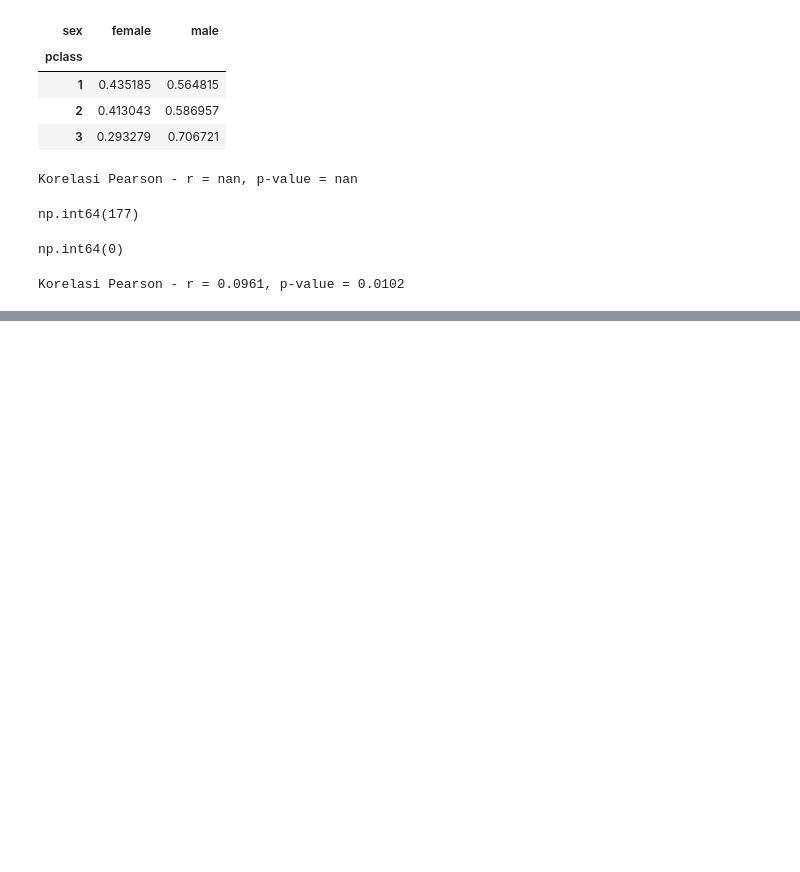
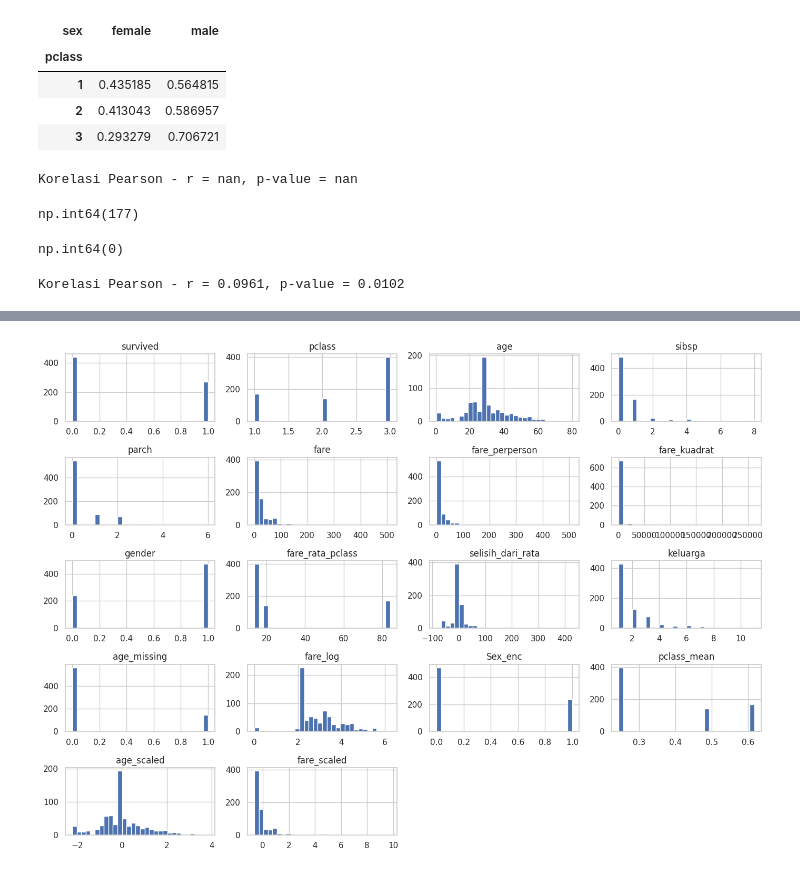
Before and after one commit to habibrmdni0-hue/Data-Science, a Jupyter notebook: Untitled3.ipynb, the cells around one changed output, grey strips where cells are left out. Drawn from its saved outputs; the diff is of its cells as text; code cells hidden in the pictures; blank space fills up the shorter version.

```diff
--- a/Untitled3.ipynb
+++ b/Untitled3.ipynb
@@ -1317,0 +1860,7 @@ Korelasi Pearson - r = 0.0961, p-value = 0.0102
+# %%
+# LANGKAH 4: Distribusi tiap fitur numerik
+
+num_cols = train.select_dtypes('number').columns
+train[num_cols].hist(figsize=(14, 10), bins=30); plt.tight_layout(); plt.show()
+# %% [output]
+[figure, added]
```
Also changed, not shown: parts of 70 cells of this notebook.
